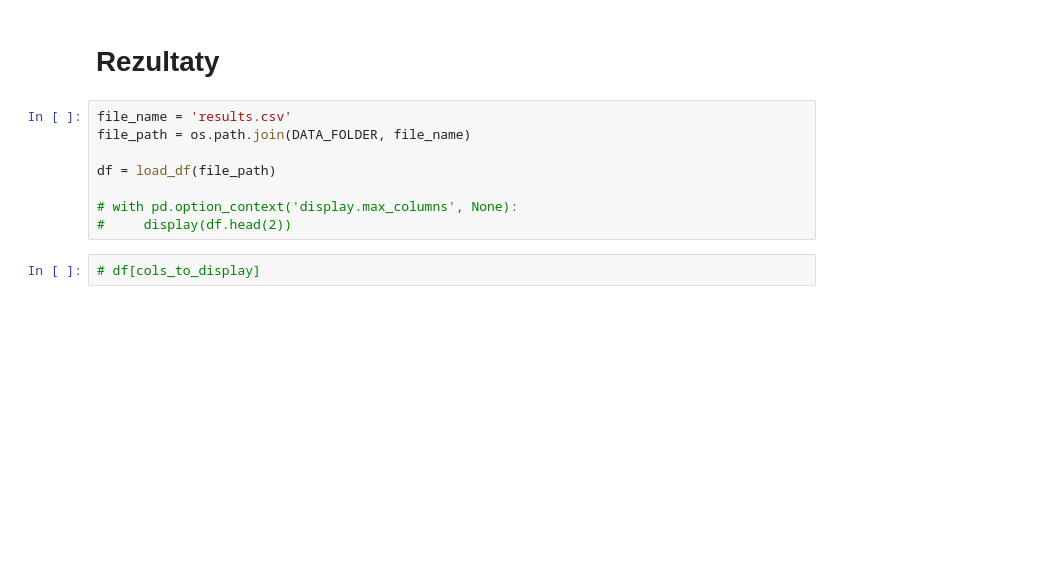
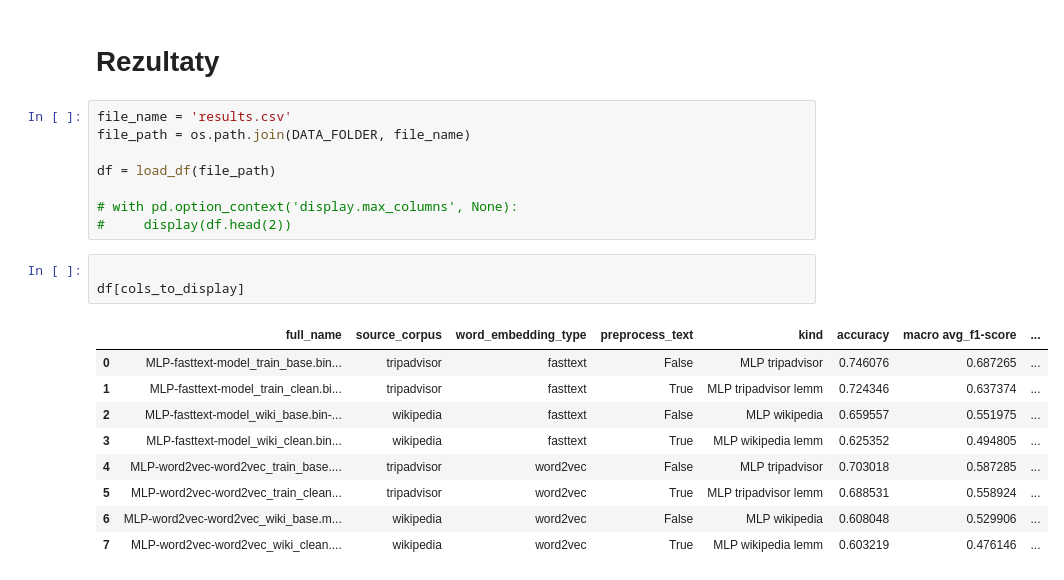
Before and after one commit to wojtek11530/PJN_zadanie_2, a Jupyter notebook: notebooks/results_analysis.ipynb, the cells around one changed output. Drawn from its saved outputs; the diff is of its cells as text; blank space fills up the shorter version.

```diff
--- a/notebooks/results_analysis.ipynb
+++ b/notebooks/results_analysis.ipynb
@@ -76,8 +78,19 @@ df = load_df(file_path)
 
 # with pd.option_context('display.max_columns', None):
 #     display(df.head(2))
-# %%
-# df[cols_to_display]
+# %%
+
+df[cols_to_display]
+# %% [output]
+|  | full_name | source_corpus | word_embedding_type | preprocess_text | kind | accuracy | macro avg_f1-score | ... |
+| 0 | MLP-fasttext-model_train_base.bin... | tripadvisor | fasttext | False | MLP tripadvisor | 0.746076 | 0.687265 | ... |
+| 1 | MLP-fasttext-model_train_clean.bi... | tripadvisor | fasttext | True | MLP tripadvisor lemm | 0.724346 | 0.637374 | ... |
+| 2 | MLP-fasttext-model_wiki_base.bin-... | wikipedia | fasttext | False | MLP wikipedia | 0.659557 | 0.551975 | ... |
+| 3 | MLP-fasttext-model_wiki_clean.bin... | wikipedia | fasttext | True | MLP wikipedia lemm | 0.625352 | 0.494805 | ... |
+| 4 | MLP-word2vec-word2vec_train_base.... | tripadvisor | word2vec | False | MLP tripadvisor | 0.703018 | 0.587285 | ... |
+| 5 | MLP-word2vec-word2vec_train_clean... | tripadvisor | word2vec | True | MLP tripadvisor lemm | 0.688531 | 0.558924 | ... |
+| 6 | MLP-word2vec-word2vec_wiki_base.m... | wikipedia | word2vec | False | MLP wikipedia | 0.608048 | 0.529906 | ... |
+| 7 | MLP-word2vec-word2vec_wiki_clean.... | wikipedia | word2vec | True | MLP wikipedia lemm | 0.603219 | 0.476146 | ... |
 # %%
 visualize_results(df, suptitle='Wyniki')
 # %% [output]
```
Also changed, not shown: parts of 4 cells of this notebook, 2 other files.
